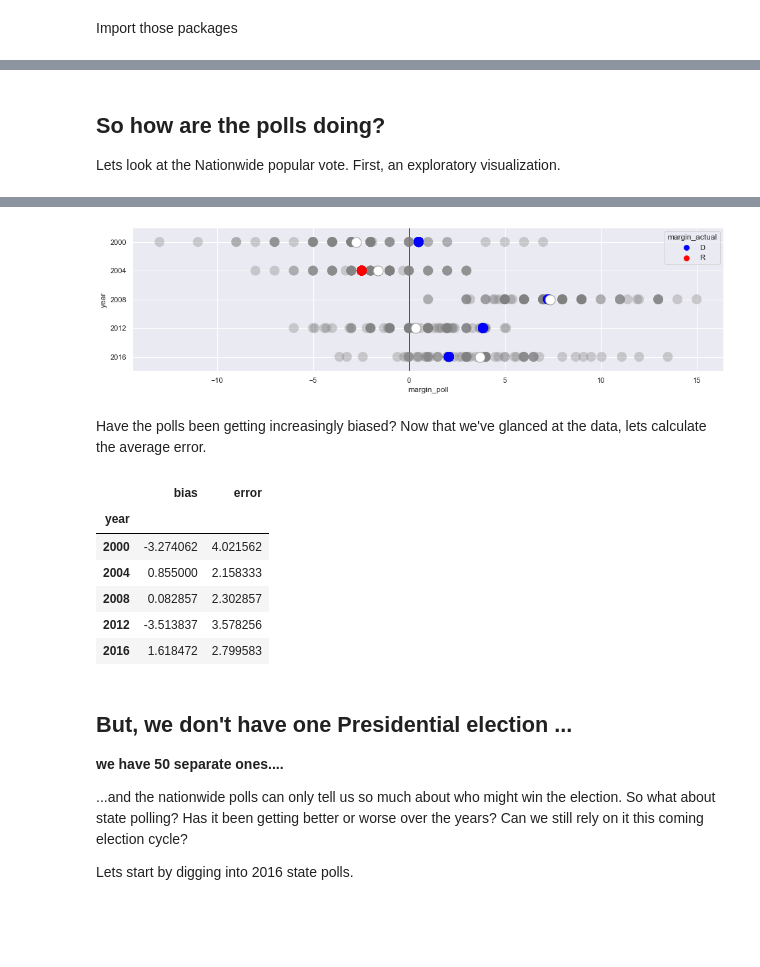
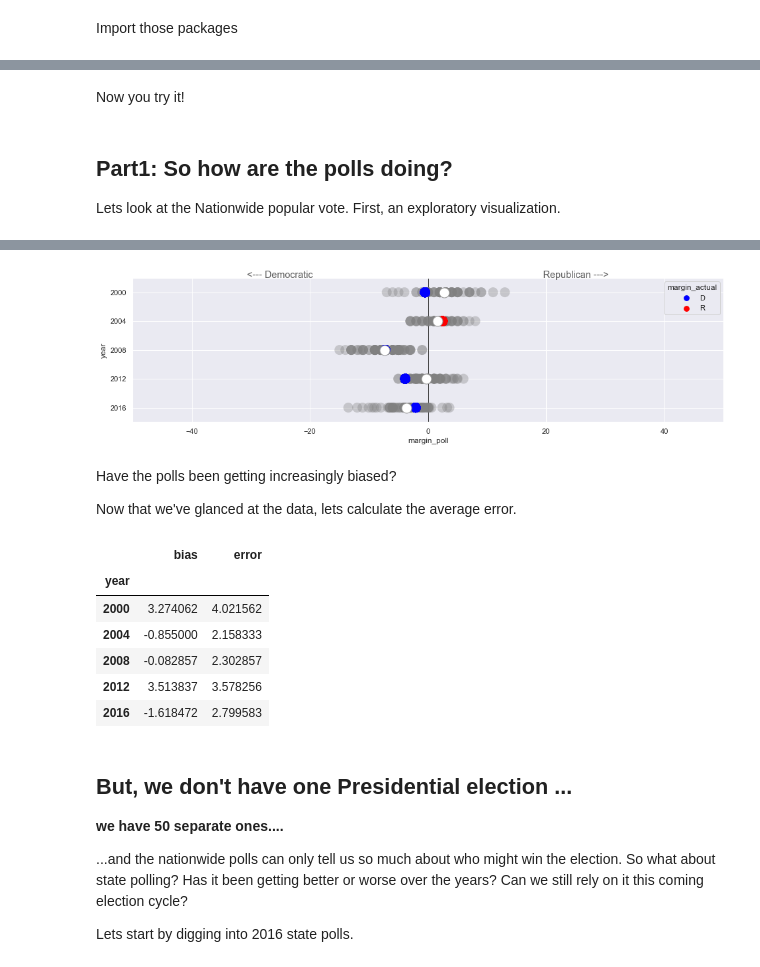
Before and after one commit to dmil/wrangler-polls, a Jupyter notebook: polling-analysis.ipynb, the cells around one changed output, grey strips where cells are left out. Cells and saved outputs as stored; diff of their text form; code cells hidden in the pictures; blank space fills up the shorter version.

```diff
--- a/polling-analysis.ipynb
+++ b/polling-analysis.ipynb
@@ -37,6 +57,9 @@ pd.set_option('display.max_columns', None)
 # %%
 # Load some data into variables
 polls = pd.read_csv('raw-polls.csv')
-pres_polls_national = polls[(polls.type_detail=='Pres-G') & (polls.location == 'US')]
-pres_polls_by_state = polls[(polls.type_detail=='Pres-G') & (polls.location != 'US')]
+
+# Reverses some values so that Democratic is on the left (-) and Republican is on the right (+)
+polls['margin_poll'] = -polls['margin_poll']
+polls['margin_actual'] = -polls['margin_actual']
+polls['bias'] = -polls['bias']
 # %%
@@ -90,0 +120,2 @@ def dotplot(df, x, y, figsize=(16,4)):
+# %% [markdown]
+Now you try it!
@@ -91,31 +131,38 @@ def dotplot(df, x, y, figsize=(16,4)):
 # %% [markdown]
-## So how are the polls doing?
+## Part1: So how are the polls doing?
 
 Lets look at the Nationwide popular vote. First, an exploratory visualization.
 # %%
 # A quick look at the polls dataframe
-pres_polls_national.head(2)
+polls_to_analyze = polls.query("type_detail=='Pres-G' and location=='US'")
+polls_to_analyze.head(2)
 # %% [output]
 |  | pollno | race | year | location | type_simple | type_detail | pollster | pollster_rating_id | polldate | ... |
 | 468 | 5380467 | 2000_Pres-G_US | 2000 | US | Pres-G | Pres-G | Georgetown University (Battleground) | 114 | 10/17/2000 | ... |
 | 477 | 5380476 | 2000_Pres-G_US | 2000 | US | Pres-G | Pres-G | NBC News/Wall Street Journal | 221 | 10/18/2000 | ... |
 # %%
 # plots margin_poll (grey), average of margin_poll (white), and margin_actual (blue/red)
-margin_dotplot(pres_polls_national, x='margin_poll', y='year')
+dotplot(
+    polls_to_analyze,
+    y='year', x='margin_poll', result='margin_actual',
+    title='')
 # %% [output]
-[figure, old version]
+[figure, new version]
 # %% [markdown]
-Have the polls been getting increasingly biased? Now that we've glanced at the data, lets calculate the average error.
+Have the polls been getting increasingly biased?
+
+Now that we've glanced at the data, lets calculate the average error.
 # %%
-pres_polls_national[['year', 'bias', 'error']].groupby('year').mean()
+polls_to_analyze[['year', 'bias', 'error']]\
+    .groupby('year').mean()
 # %% [output]
 |  | bias | error |
 | year |  |  |
-| 2000 | -3.274062 | 4.021562 |
-| 2004 | 0.855000 | 2.158333 |
-| 2008 | 0.082857 | 2.302857 |
-| 2012 | -3.513837 | 3.578256 |
-| 2016 | 1.618472 | 2.799583 |
+| 2000 | 3.274062 | 4.021562 |
+| 2004 | -0.855000 | 2.158333 |
+| 2008 | -0.082857 | 2.302857 |
+| 2012 | 3.513837 | 3.578256 |
+| 2016 | -1.618472 | 2.799583 |
 # %% [markdown]
 ## But, we don't have one Presidential election ...
 **we have 50 separate ones....**
```
Also changed, not shown: parts of 51 cells of this notebook.
